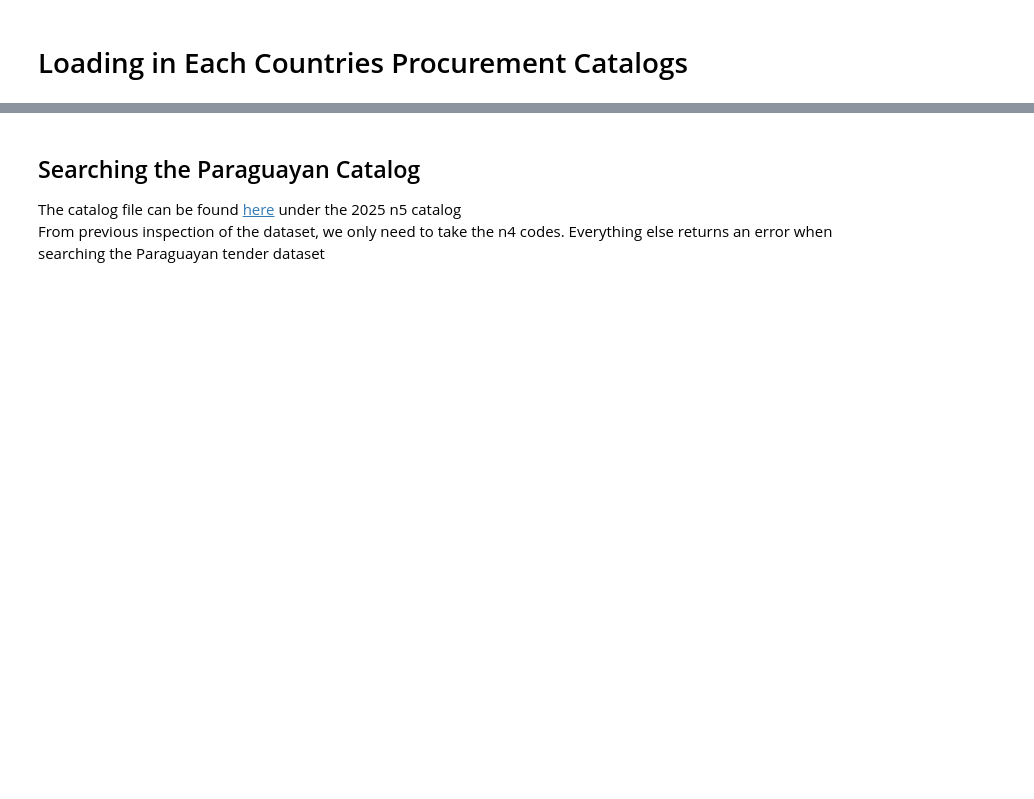
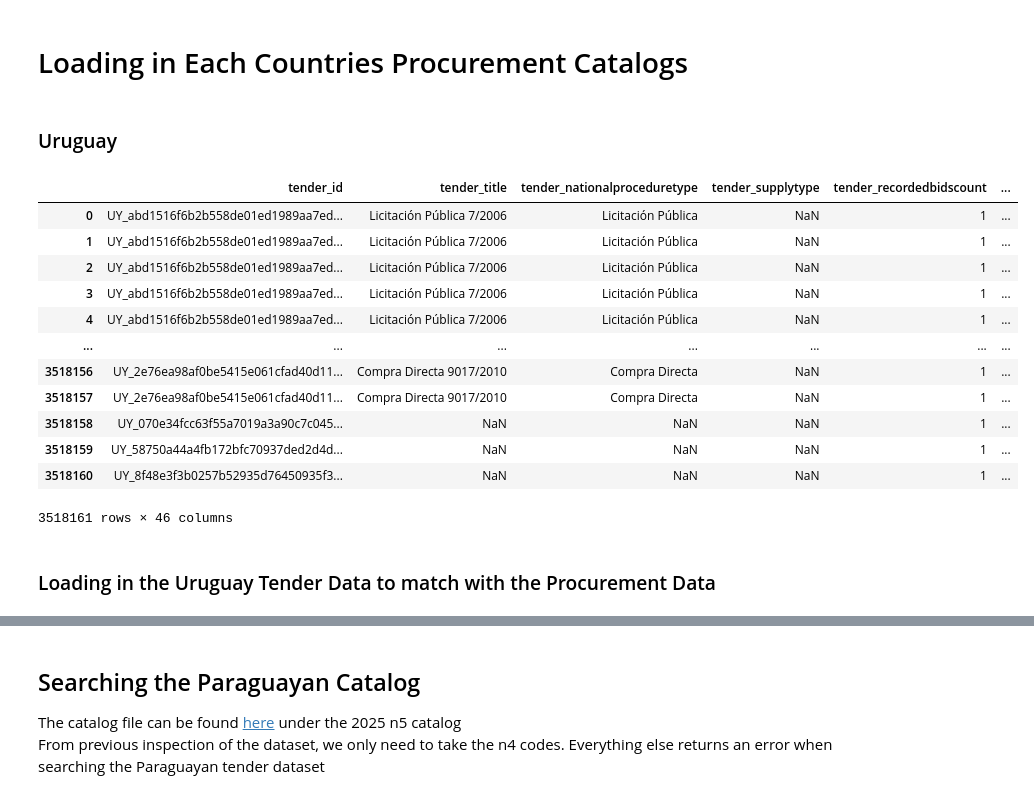
Before and after one commit to aidanlockwood20/MXN442-Assignment2-Project, a Jupyter notebook: report.ipynb, the cells around one changed output, grey strips where cells are left out. Drawn from its saved outputs; the diff is of its cells as text; code cells hidden in the pictures; blank space fills up the shorter version.

```diff
--- a/report.ipynb
+++ b/report.ipynb
@@ -434,3 +444,25 @@ len(sorted(paraguay_products_titled['Title'].value_counts().to_dict()))
 15
 # %% [markdown]
 # Loading in Each Countries Procurement Catalogs
+# %% [markdown]
+### Uruguay
+# %%
+uruguay_procurement_data[(uruguay_procurement_data['tender_year'] == 2010)].dropna(subset = ['buyer_name', 'tender_proceduretype'])
+uruguay_procurement_data_expanded = expand_procurement_data(uruguay_procurement_data)
+uruguay_procurement_data_expanded
+# %% [output]
+|  | tender_id | tender_title | tender_nationalproceduretype | tender_supplytype | tender_recordedbidscount | ... |
+| 0 | UY_abd1516f6b2b558de01ed1989aa7ed... | Licitación Pública 7/2006 | Licitación Pública | NaN | 1 | ... |
+| 1 | UY_abd1516f6b2b558de01ed1989aa7ed... | Licitación Pública 7/2006 | Licitación Pública | NaN | 1 | ... |
+| 2 | UY_abd1516f6b2b558de01ed1989aa7ed... | Licitación Pública 7/2006 | Licitación Pública | NaN | 1 | ... |
+| 3 | UY_abd1516f6b2b558de01ed1989aa7ed... | Licitación Pública 7/2006 | Licitación Pública | NaN | 1 | ... |
+| 4 | UY_abd1516f6b2b558de01ed1989aa7ed... | Licitación Pública 7/2006 | Licitación Pública | NaN | 1 | ... |
+| ... | ... | ... | ... | ... | ... | ... |
+| 3518156 | UY_2e76ea98af0be5415e061cfad40d11... | Compra Directa 9017/2010 | Compra Directa | NaN | 1 | ... |
+| 3518157 | UY_2e76ea98af0be5415e061cfad40d11... | Compra Directa 9017/2010 | Compra Directa | NaN | 1 | ... |
+| 3518158 | UY_070e34fcc63f55a7019a3a90c7c045... | NaN | NaN | NaN | 1 | ... |
+| 3518159 | UY_58750a44a4fb172bfc70937ded2d4d... | NaN | NaN | NaN | 1 | ... |
+| 3518160 | UY_8f48e3f3b0257b52935d76450935f3... | NaN | NaN | NaN | 1 | ... |
+3518161 rows × 46 columns
+# %% [markdown]
+### Loading in the Uruguay Tender Data to match with the Procurement Data
```
Also changed, not shown: parts of 20 cells of this notebook, 1 other file.
